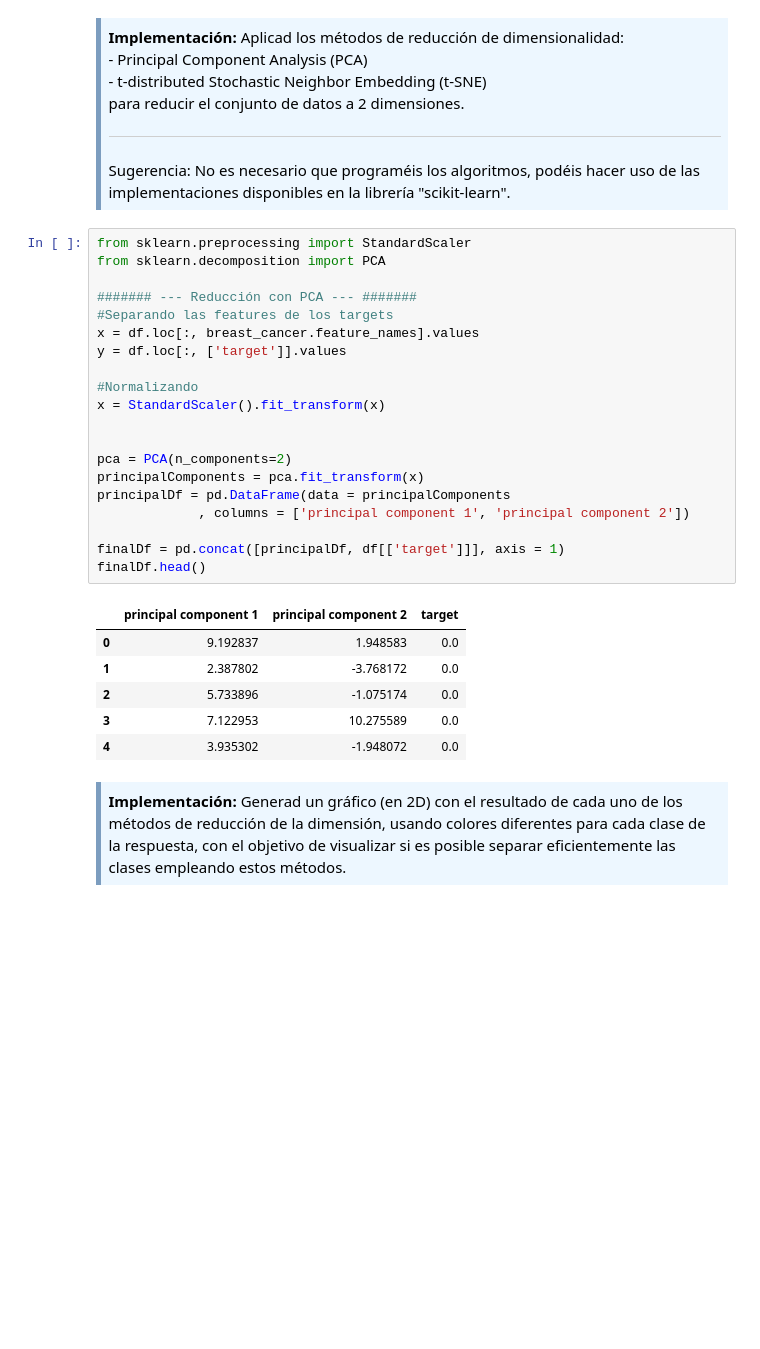
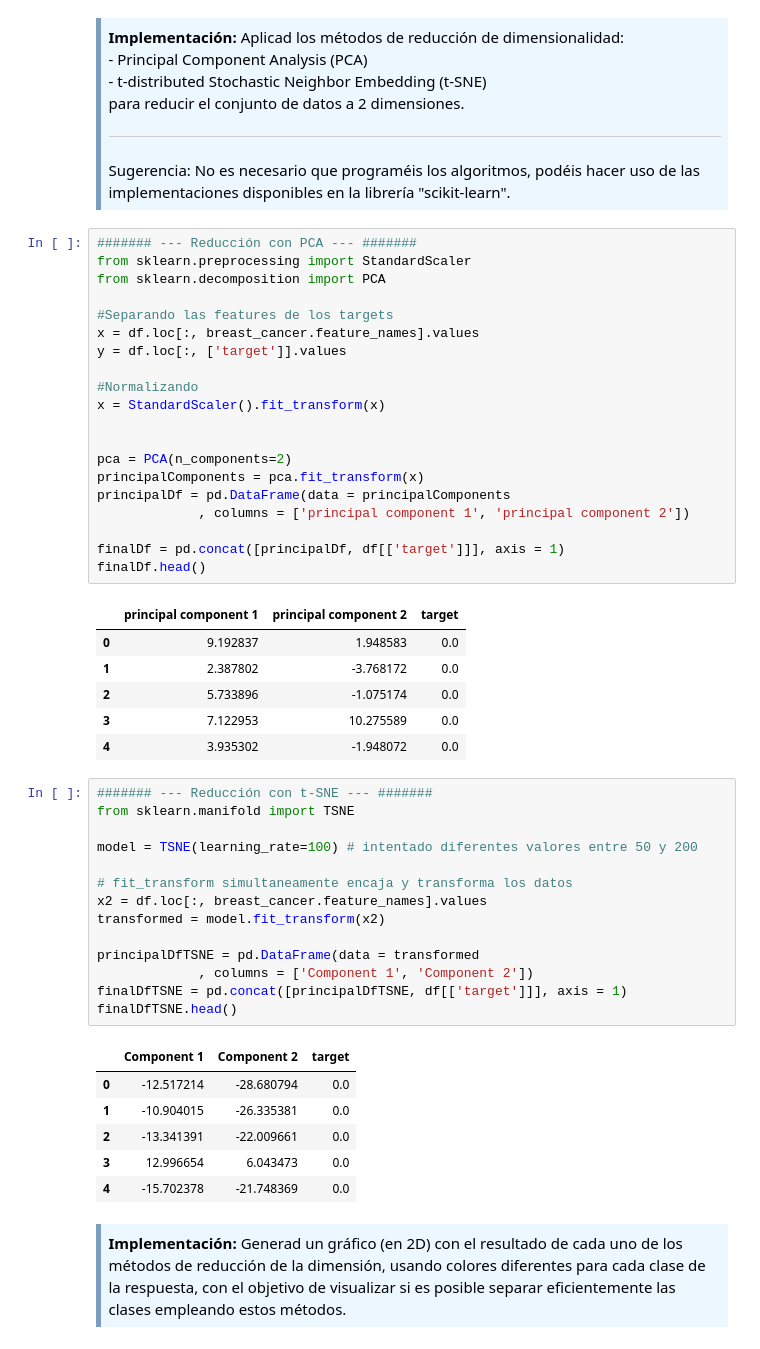
Before and after one commit to fernandoabcampos/advanced-data-mining, a Jupyter notebook: PEC1/M2.855_20181_PEC1-Enunciado.ipynb, the cells around one changed output. Drawn from its saved outputs; the diff is of its cells as text; blank space fills up the shorter version.

Commit message:
Reducing dimensionality - TSNE

```diff
--- a/PEC1/M2.855_20181_PEC1-Enunciado.ipynb
+++ b/PEC1/M2.855_20181_PEC1-Enunciado.ipynb
@@ -244,10 +244,10 @@ En este ejercicio deberéis aplicar métodos de reducción de dimensionalidad al
 Sugerencia: No es necesario que programéis los algoritmos, podéis hacer uso de las implementaciones disponibles en la librería "scikit-learn".
 </div>
 # %%
+####### --- Reducción con PCA --- #######
 from sklearn.preprocessing import StandardScaler
 from sklearn.decomposition import PCA
 
-####### --- Reducción con PCA --- #######
 #Separando las features de los targets
 x = df.loc[:, breast_cancer.feature_names].values
 y = df.loc[:, ['target']].values
@@ -270,6 +270,27 @@ finalDf.head()
 | 2 | 5.733896 | -1.075174 | 0.0 |
 | 3 | 7.122953 | 10.275589 | 0.0 |
 | 4 | 3.935302 | -1.948072 | 0.0 |
+# %%
+####### --- Reducción con t-SNE --- #######
+from sklearn.manifold import TSNE
+
+model = TSNE(learning_rate=100) # intentado diferentes valores entre 50 y 200
+
+# fit_transform simultaneamente encaja y transforma los datos
+x2 = df.loc[:, breast_cancer.feature_names].values
+transformed = model.fit_transform(x2)
+
+principalDfTSNE = pd.DataFrame(data = transformed
+             , columns = ['Component 1', 'Component 2'])
+finalDfTSNE = pd.concat([principalDfTSNE, df[['target']]], axis = 1)
+finalDfTSNE.head()
+# %% [output]
+|  | Component 1 | Component 2 | target |
+| 0 | -12.517214 | -28.680794 | 0.0 |
+| 1 | -10.904015 | -26.335381 | 0.0 |
+| 2 | -13.341391 | -22.009661 | 0.0 |
+| 3 | 12.996654 | 6.043473 | 0.0 |
+| 4 | -15.702378 | -21.748369 | 0.0 |
 # %% [markdown]
 <div style="background-color: #EDF7FF; border-color: #7C9DBF; border-left: 5px solid #7C9DBF; padding: 0.5em;">
 <strong>Implementación:</strong> Generad un gráfico (en 2D) con el resultado de cada uno de los métodos de reducción de la dimensión, usando colores diferentes para cada clase de la respuesta, con el objetivo de visualizar si es posible separar eficientemente las clases empleando estos métodos.</div>
```
